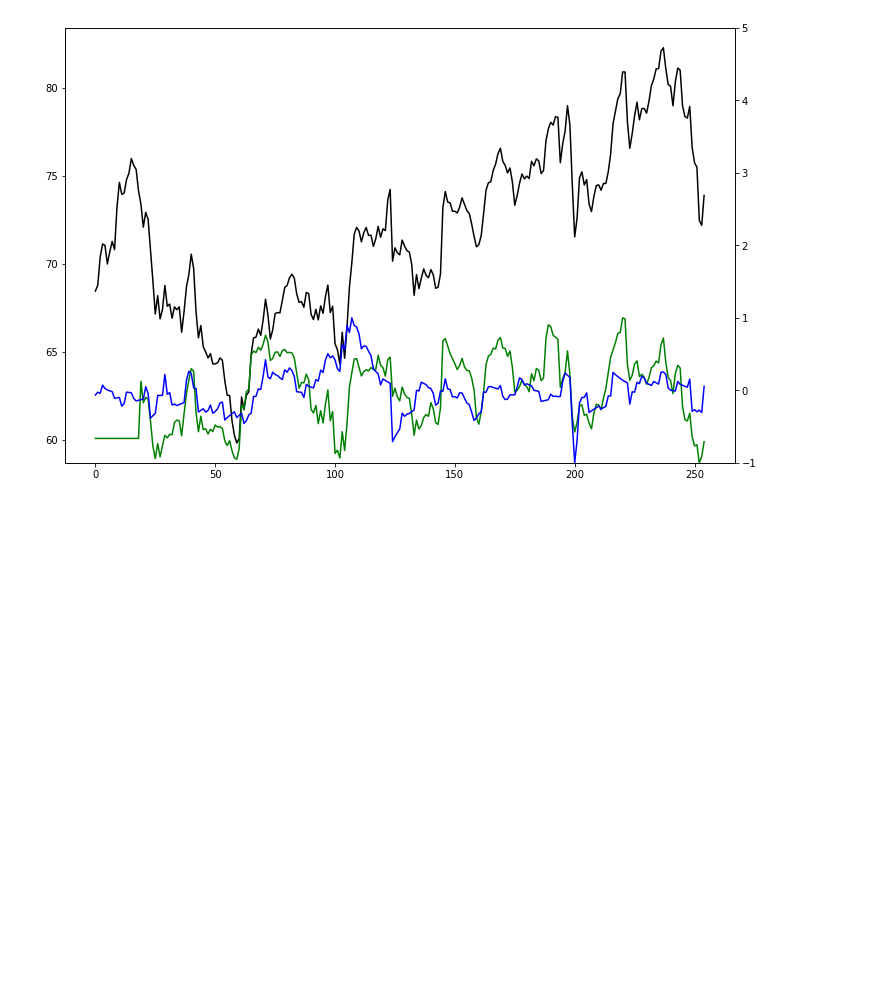
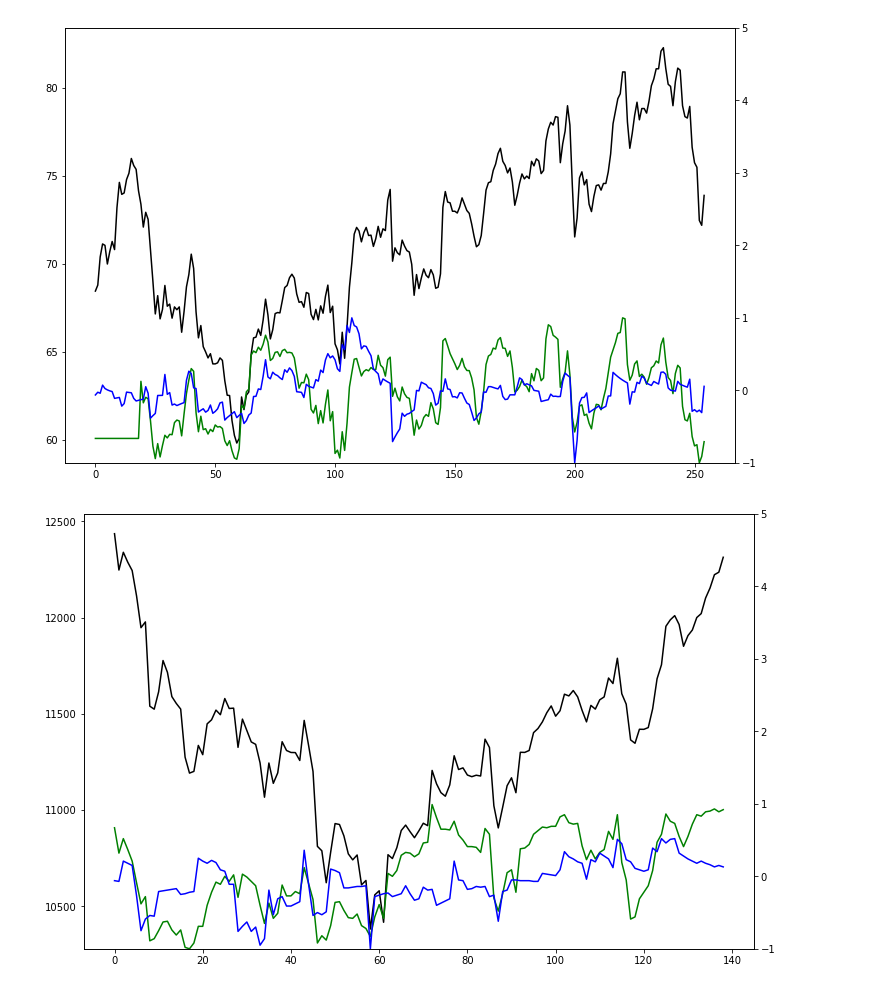
Before and after one commit to renero/trader, a Jupyter notebook: resources/read and plot konkorde files.ipynb, the cells around one changed output. Drawn from its saved outputs; the diff is of its cells as text; code cells hidden in the pictures; blank space fills up the shorter version.

```diff
--- a/resources/read and plot konkorde files.ipynb
+++ b/resources/read and plot konkorde files.ipynb
@@ -34,3 +34,19 @@ ax2.plot(v2.azul,  c='blue')
 plt.show()
 # %% [output]
 [figure]
+# %%
+data = pd.read_csv('../output/^GDAXI/forecast_DAX_highlow.csv')
+# %%
+fig = plt.figure(figsize=(12,8))
+ax1 = fig.add_subplot(111)
+
+ax1.plot(data.actual, c='black')
+
+ax2 = ax1.twinx()
+ax2.set_ylim(-1, 5)
+ax2.plot(data.verde, c='green')
+ax2.plot(data.azul,  c='blue')
+
+plt.show()
+# %% [output]
+[figure, added]
```
Also changed, not shown: 3 other files.
